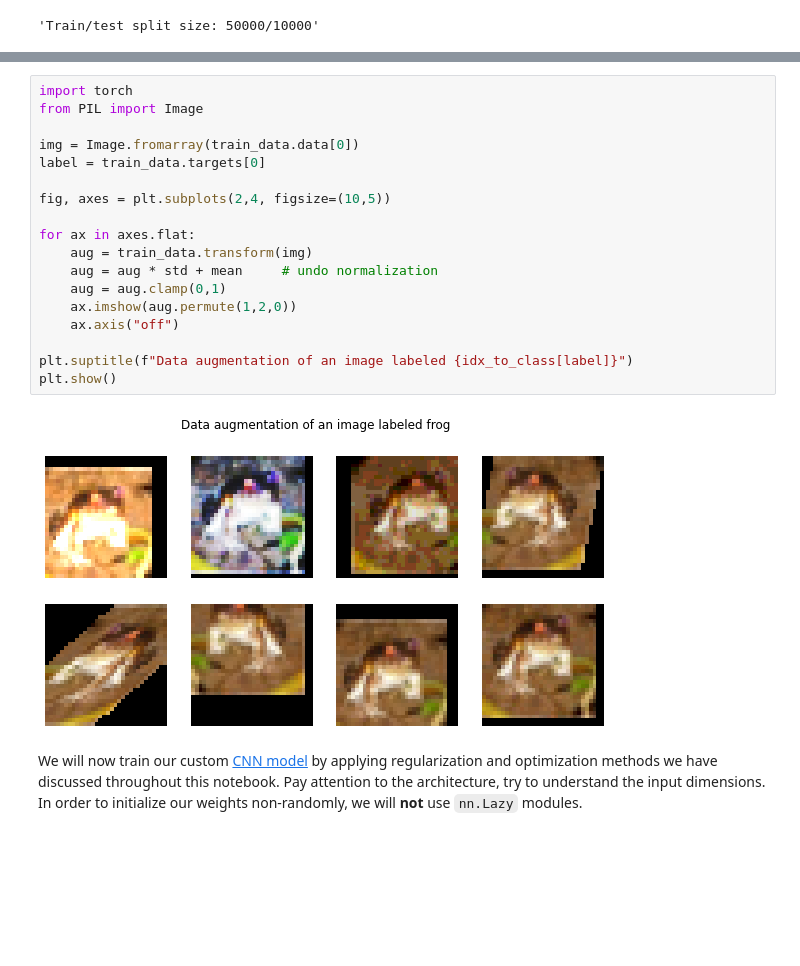
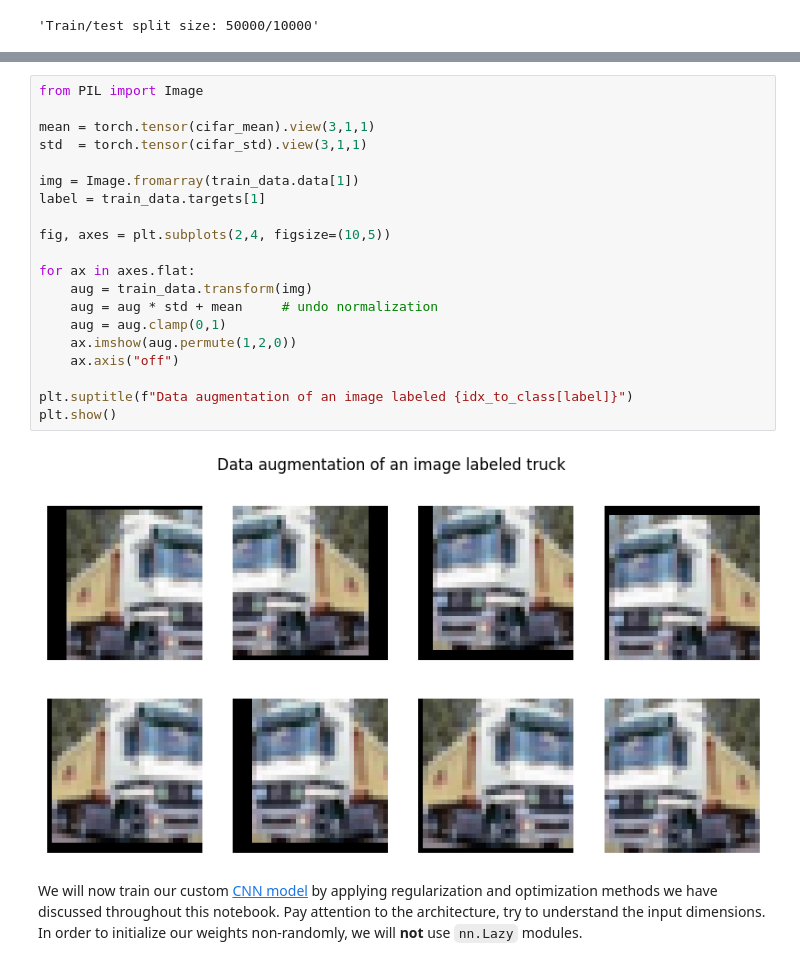
Before and after one commit to shahaliyev/csci4701, a Jupyter notebook: docs/notebooks/04_regul_optim.ipynb, the cells around one changed output, grey strips where cells are left out. Drawn from its saved outputs; the diff is of its cells as text; blank space fills up the shorter version.

```diff
--- a/docs/notebooks/04_regul_optim.ipynb
+++ b/docs/notebooks/04_regul_optim.ipynb
@@ -889,23 +876,25 @@ f"Train/test batch count: {len(train_loader)}/{len(test_loader)}"
 # %%
-import torch
 from PIL import Image
 
-img = Image.fromarray(train_data.data[0])
-label = train_data.targets[0]
+mean = torch.tensor(cifar_mean).view(3,1,1)
+std  = torch.tensor(cifar_std).view(3,1,1)
+
+img = Image.fromarray(train_data.data[1])
+label = train_data.targets[1]
 
 fig, axes = plt.subplots(2,4, figsize=(10,5))
 
 for ax in axes.flat:
     aug = train_data.transform(img)
     aug = aug * std + mean     # undo normalization
     aug = aug.clamp(0,1)
     ax.imshow(aug.permute(1,2,0))
     ax.axis("off")
 
 plt.suptitle(f"Data augmentation of an image labeled {idx_to_class[label]}")
 plt.show()
 # %% [output]
-[figure, old version]
+[figure, new version]
 # %% [markdown]
 We will now train our custom [CNN model](../03_cnn_torch) by applying regularization and optimization methods we have discussed throughout this notebook. Pay attention to the architecture, try to understand the input dimensions. In order to initialize our weights non-randomly, we will **not** use `nn.Lazy` modules.
 # %%
```
Also changed, not shown: parts of 24 cells of this notebook.
